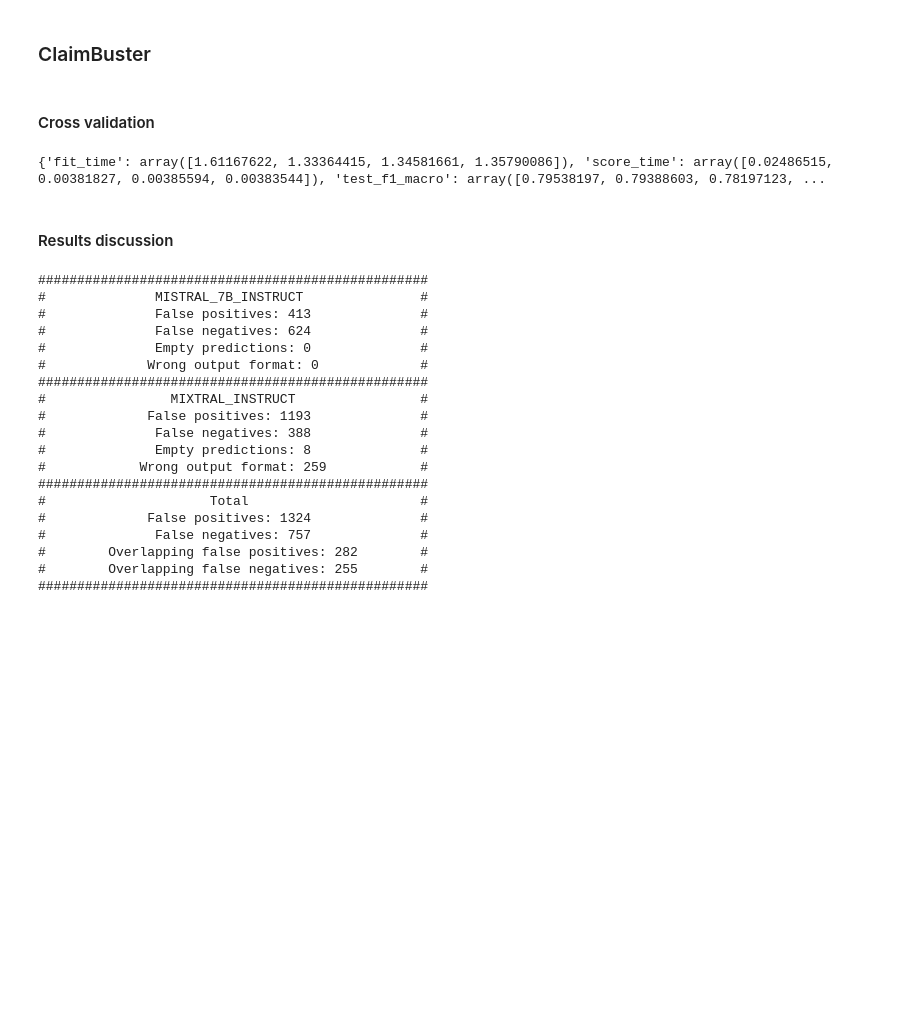
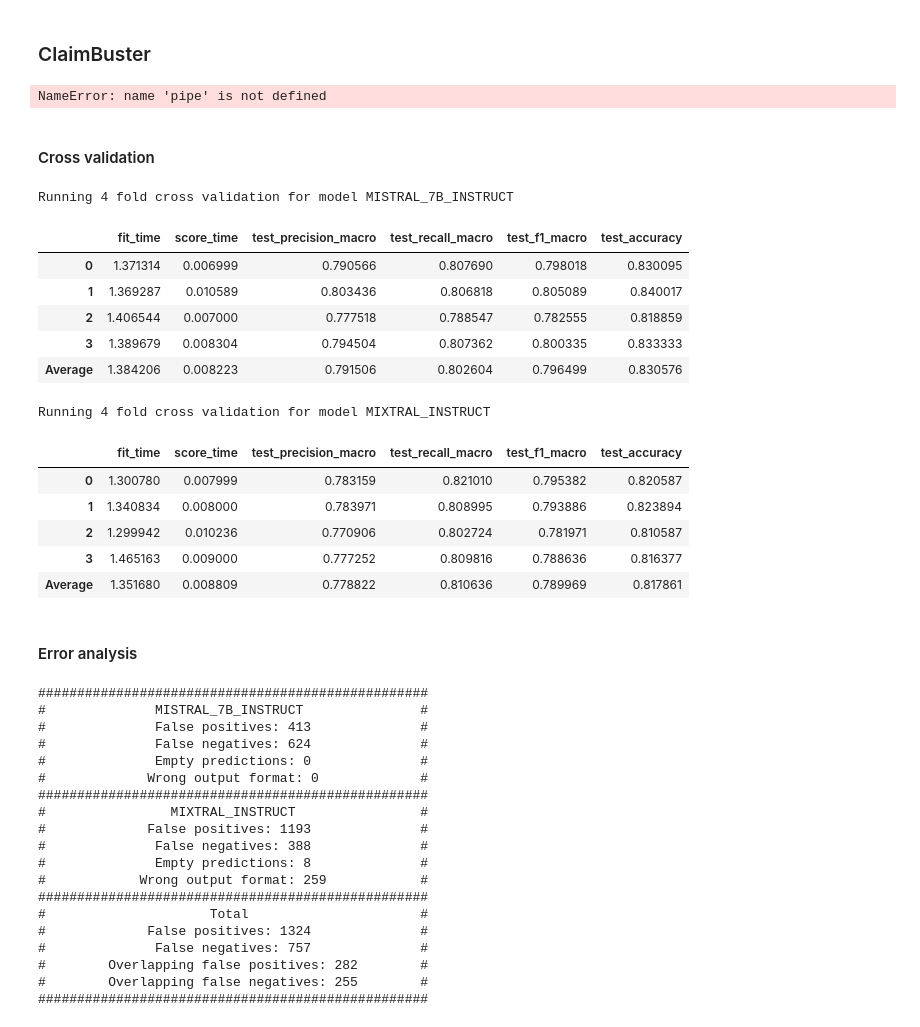
Before and after one commit to matsbratvold/Checkworthiness-Detection-with-Open-Source-LLMs, a Jupyter notebook: src/llm.ipynb, the cells around one changed output. Cells and saved outputs as stored; diff of their text form; code cells hidden in the pictures; blank space fills up the shorter version.

Commit message:
Made the cross validation code more general

```diff
--- a/src/llm.ipynb
+++ b/src/llm.ipynb
@@ -41,7 +38,8 @@ data = load_claimbuster_dataset(
     "../data/ClaimBuster_Datasets/datasets",
     use_contextual_features=use_contextual,
     debate_transcripts_folder="../data/ClaimBuster_Datasets/debate_transcripts",
-)
+)[:10]
+
 
 texts = data["Text"]
 if use_contextual is False:
@@ -69,6 +67,7 @@ class ProgressDataset(torch.utils.data.Dataset):
 
 
 prompts_data = ProgressDataset(prompts)
+print(pipe.tokenizer.encode(prompts_data))
 
 dataset_with_scores = data.copy()
 
@@ -103,47 +102,35 @@ if use_contextual:
     columns.append("previous_sentences")
 dataset_with_scores = dataset_with_scores[columns]
 dataset_with_scores.to_csv(zeroshot_output, index=True)
+# %% [output]
+NameError: name 'pipe' is not defined
 # %% [markdown]
 #### Cross validation
-# %%
-# Print the number of empty scores
-dataset_path = f"../results/ClaimBuster/{model_id.name}/zeroshot1.csv"
-dataset_with_scores = pd.read_csv(dataset_path, index_col=0)
-class ThresholdOptimizer(BaseEstimator, TransformerMixin):
-
-    def __init__(self):
-        self.threshold = None
-
-    def fit(self, x: pd.DataFrame, y: pd.Series):
-
-        y_gold = x["Verdict"].values
-
-        reports = []
-        for threshold in range(1, 100):
-            y_pred = x["score"].map(lambda x: 1 if x >= threshold else 0).values
-            report = classification_report(y_gold, y_pred, output_dict=True)
-            report["threshold"] = threshold
-            reports.append(report)
-        self.threshold = max(reports, key=lambda report: report["macro avg"]["f1-score"])["threshold"]
-
-    def predict(self, x: pd.DataFrame):
-        predictions = x["score"].map(lambda x: 1 if x >= self.threshold else 0)
-        return predictions
-
-# Do a four fold cross validation where the threshold is optimized
-print(cross_validate(
-    ThresholdOptimizer(),
-    X=dataset_with_scores,
-    y=dataset_with_scores["Verdict"],
-    cv=StratifiedKFold(n_splits=4),
-    scoring=["f1_macro", "accuracy"],
-
-
-))
-# %% [output]
-{'fit_time': array([1.61167622, 1.33364415, 1.34581661, 1.35790086]), 'score_time': array([0.02486515, 0.00381827, 0.00385594, 0.00383544]), 'test_f1_macro': array([0.79538197, 0.79388603, 0.78197123, ...
-# %% [markdown]
-#### Results discussion
+# %%
+%autoreload
+# Print the number of empty scores
+for model_id in HuggingFaceModel:
+    print(f"Running 4 fold cross validation for model {model_id.name}")
+    dataset_path = f"../results/ClaimBuster/{model_id.name}/zeroshot1.csv"
+    dataset_with_scores = pd.read_csv(dataset_path, index_col=0)
+    display(run_llm_cross_validation(dataset_with_scores))
+# %% [output]
+Running 4 fold cross validation for model MISTRAL_7B_INSTRUCT
+|  | fit_time | score_time | test_precision_macro | test_recall_macro | test_f1_macro | test_accuracy |
+| 0 | 1.371314 | 0.006999 | 0.790566 | 0.807690 | 0.798018 | 0.830095 |
+| 1 | 1.369287 | 0.010589 | 0.803436 | 0.806818 | 0.805089 | 0.840017 |
+| 2 | 1.406544 | 0.007000 | 0.777518 | 0.788547 | 0.782555 | 0.818859 |
+| 3 | 1.389679 | 0.008304 | 0.794504 | 0.807362 | 0.800335 | 0.833333 |
+| Average | 1.384206 | 0.008223 | 0.791506 | 0.802604 | 0.796499 | 0.830576 |
+Running 4 fold cross validation for model MIXTRAL_INSTRUCT
+|  | fit_time | score_time | test_precision_macro | test_recall_macro | test_f1_macro | test_accuracy |
+| 0 | 1.300780 | 0.007999 | 0.783159 | 0.821010 | 0.795382 | 0.820587 |
+| 1 | 1.340834 | 0.008000 | 0.783971 | 0.808995 | 0.793886 | 0.823894 |
+| 2 | 1.299942 | 0.010236 | 0.770906 | 0.802724 | 0.781971 | 0.810587 |
+| 3 | 1.465163 | 0.009000 | 0.777252 | 0.809816 | 0.788636 | 0.816377 |
+| Average | 1.351680 | 0.008809 | 0.778822 | 0.810636 | 0.789969 | 0.817861 |
+# %% [markdown]
+#### Error analysis
 # %%
 %autoreload
 mistral_results = pd.read_csv(f"../results/ClaimBuster/{HuggingFaceModel.MISTRAL_7B_INSTRUCT.name}/zeroshot1.csv", index_col=0)
```
Also changed, not shown: parts of 6 cells of this notebook, 1 other file.
